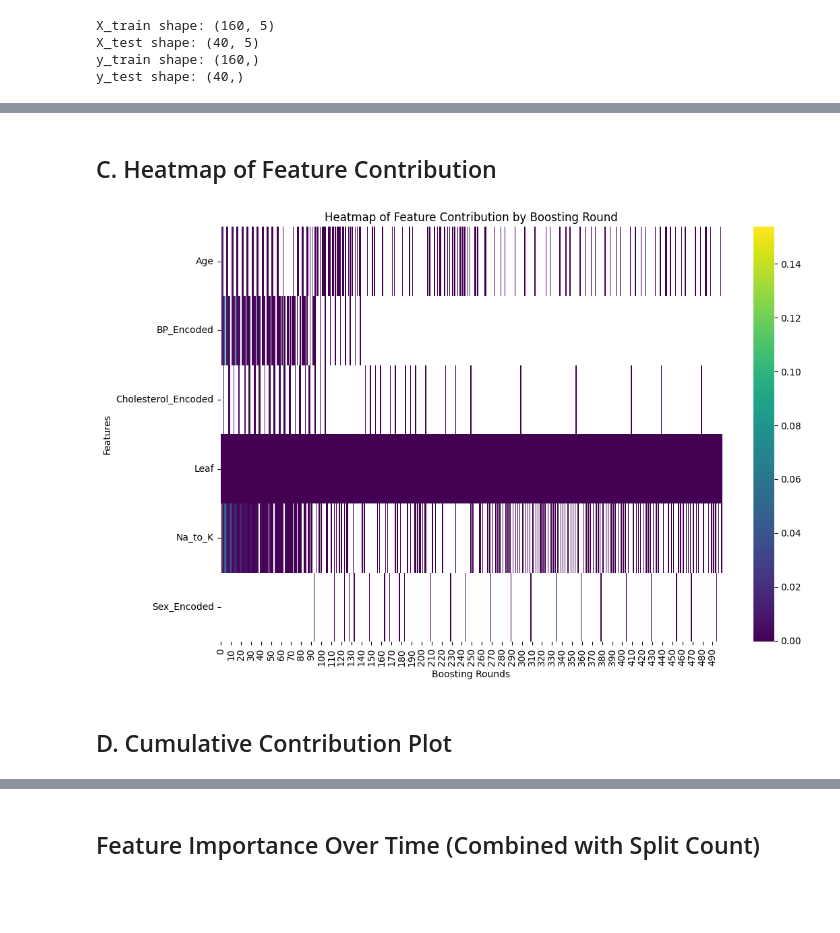
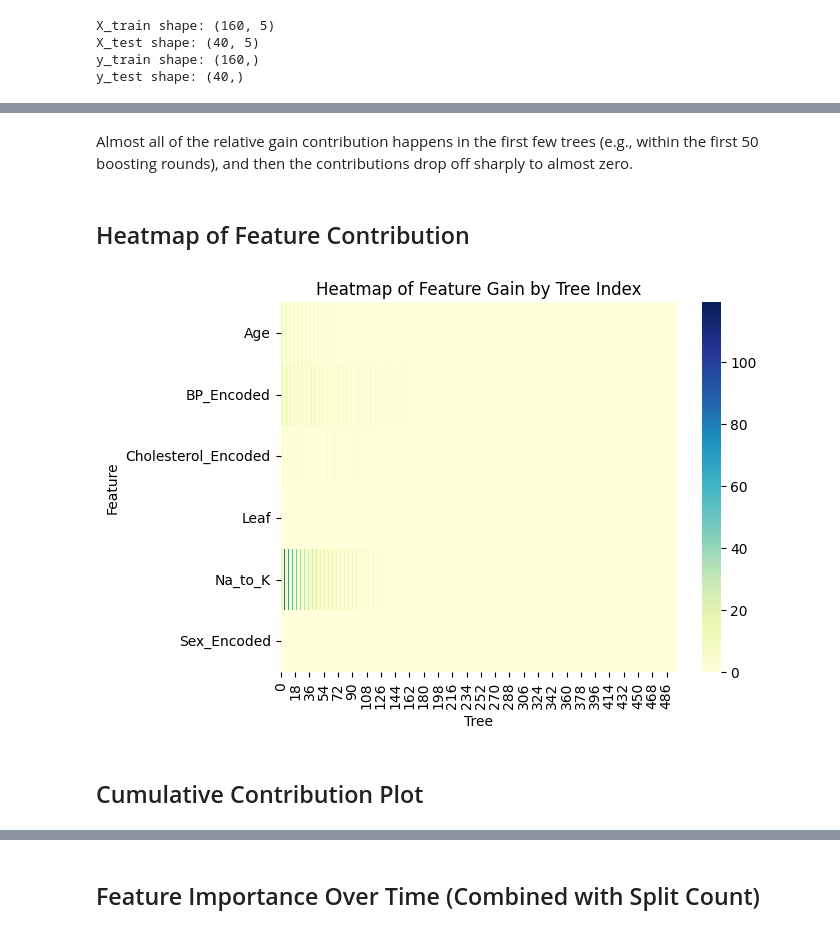
Before and after one commit to PeeteKeesel/kaggle-verse, a Jupyter notebook: understanding-trees-in-depth.ipynb, the cells around one changed output, grey strips where cells are left out. Saved outputs shown, nothing was run; the diff lists cells and outputs as text; code cells hidden in the pictures; blank space fills up the shorter version.

Commit message:
Kaggle Notebook | 🤔Understanding Trees 🌳 In Depth💡 | Version 7

```diff
--- a/understanding-trees-in-depth.ipynb
+++ b/understanding-trees-in-depth.ipynb
@@ -609 +175,5 @@ tree_complexity_dict = tca.transform()
+# %%
+analyzer = BoostingComplexityAnalyzer(xgb_clf,
+                                      classification_mode='multi',
+                                      n_classes=5)
 # %% [markdown]
@@ -697,28 +270,23 @@ plotter.plot_top_n_relative_gain()
 # %% [output]
 [interactive output not drawn]
+# %% [markdown]
+Almost all of the relative gain contribution happens in the first few trees (e.g., within the first 50 boosting rounds), and then the contributions drop off sharply to almost zero.
 # %% [markdown]
-## C. Heatmap of Feature Contribution
+## Heatmap of Feature Contribution
-# %%
-def plot_feature_gain_heatmap(self):
-    # Pivot the data to get boosting rounds as columns and features as rows
-    heatmap_data = self.plot_data['feature_gain_by_tree_index'].pivot_table(
-        index="split_feature", columns="tree_index", values="frac_of_total_split_gain"
-    )
-
-    # Plot heatmap
-    plt.figure(figsize=(12, 8))
-    sns.heatmap(heatmap_data, cmap="viridis", annot=False, cbar=True)
-    plt.title("Heatmap of Feature Contribution by Boosting Round")
-    plt.xlabel("Boosting Rounds")
-    plt.ylabel("Features")
-    plt.show()
-
-setattr(PlotterBase, 'plot_feature_gain_heatmap', plot_feature_gain_heatmap)
-
-plotter.plot_feature_gain_heatmap()
-# %% [output]
-[figure, removed]
+# %%
+def plot_feature_gain_heatmap(self):
+    """Plots heatmap of feature importance by tree index."""
+    pivot_data = self.tree_details.pivot_table(index='Feature', columns='Tree', values='Gain', aggfunc='sum', fill_value=0)
+    sns.heatmap(pivot_data, cmap="YlGnBu")
+    plt.title("Heatmap of Feature Gain by Tree Index")
+    plt.show()
+
+setattr(BoostingComplexityAnalyzer, 'plot_feature_gain_heatmap', plot_feature_gain_heatmap)
+
+analyzer.plot_feature_gain_heatmap()
+# %% [output]
+[figure, added]
 # %% [markdown]
-## D. Cumulative Contribution Plot
+## Cumulative Contribution Plot
 # %%
 def plot_cumulative_feature_gain(self):
```
Also changed, not shown: parts of 29 cells of this notebook.
